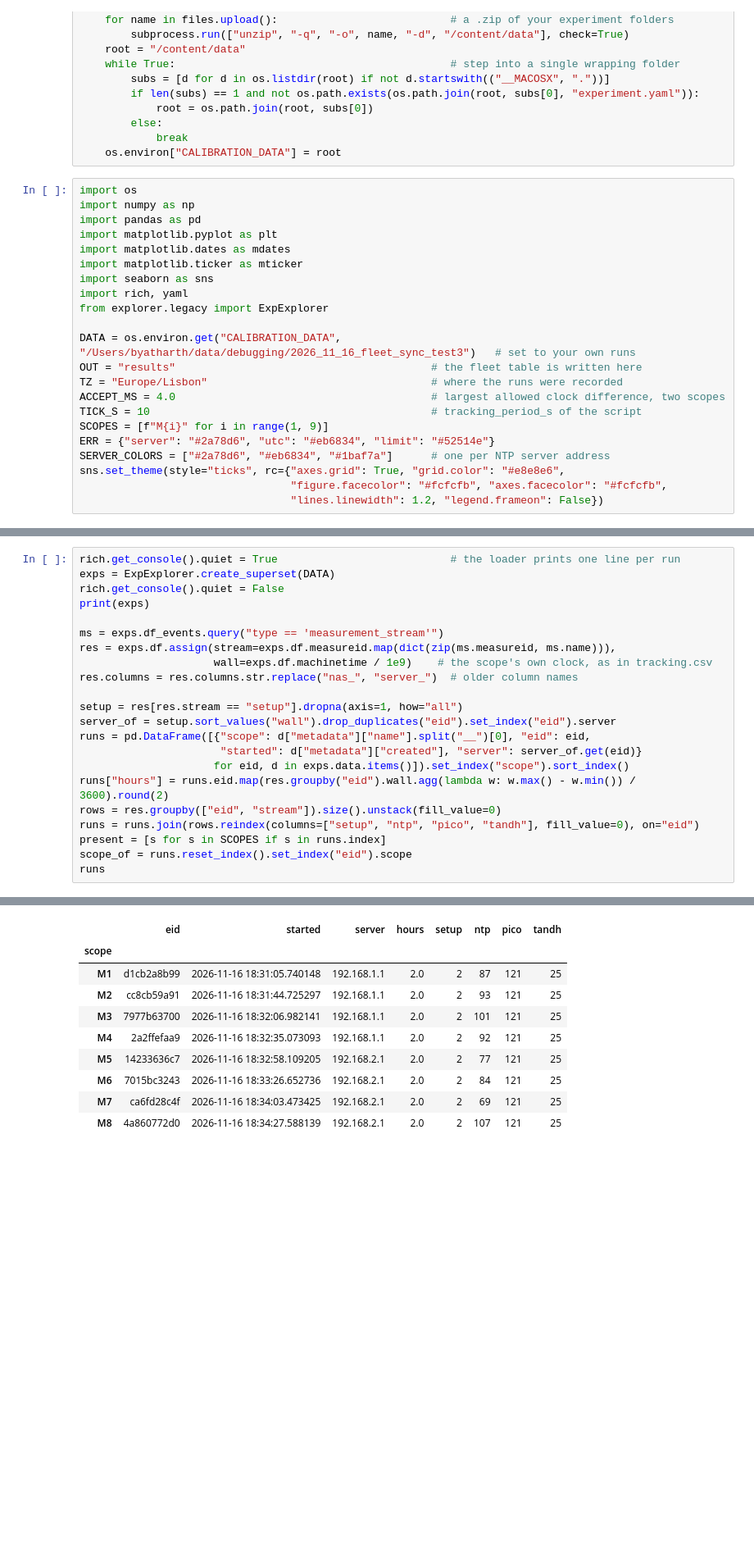
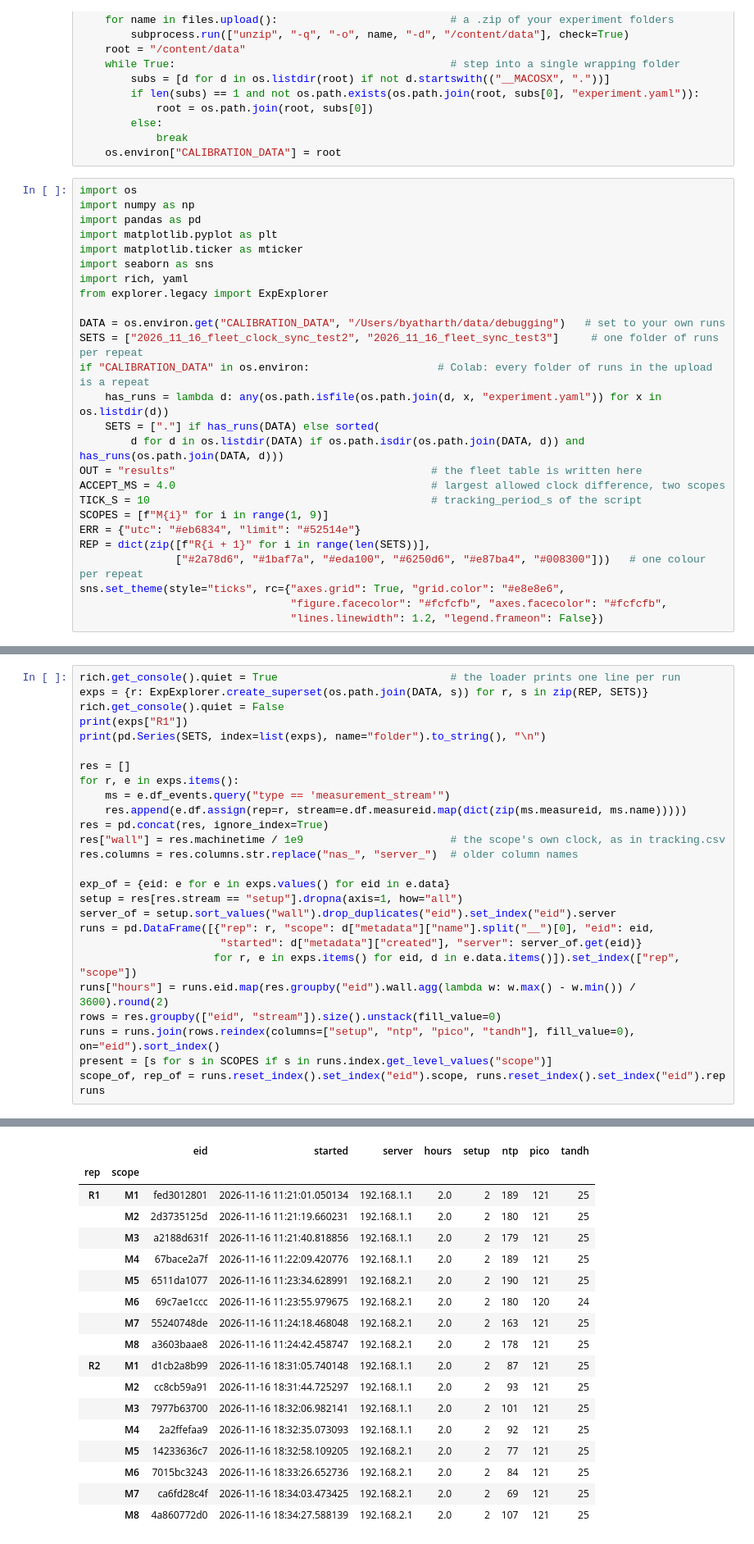
Before and after one commit to Trappy-Scopes/trappyframe, a Jupyter notebook: calibrations/fleet_clock_synchronization.ipynb, the cells around one changed output, grey strips where cells are left out. Shown at 82% size. Drawn from its saved outputs; the diff is of its cells as text; blank space fills up the shorter version.

```diff
--- a/calibrations/fleet_clock_synchronization.ipynb
+++ b/calibrations/fleet_clock_synchronization.ipynb
@@ -56,20 +57,24 @@ import os
 import numpy as np
 import pandas as pd
 import matplotlib.pyplot as plt
-import matplotlib.dates as mdates
 import matplotlib.ticker as mticker
 import seaborn as sns
 import rich, yaml
 from explorer.legacy import ExpExplorer
 
-DATA = os.environ.get("CALIBRATION_DATA", "/Users/byatharth/data/debugging/2026_11_16_fleet_sync_test3")   # set to your own runs
+DATA = os.environ.get("CALIBRATION_DATA", "/Users/byatharth/data/debugging")   # set to your own runs
+SETS = ["2026_11_16_fleet_clock_sync_test2", "2026_11_16_fleet_sync_test3"]     # one folder of runs per repeat
+if "CALIBRATION_DATA" in os.environ:                    # Colab: every folder of runs in the upload is a repeat
+    has_runs = lambda d: any(os.path.isfile(os.path.join(d, x, "experiment.yaml")) for x in os.listdir(d))
+    SETS = ["."] if has_runs(DATA) else sorted(
+        d for d in os.listdir(DATA) if os.path.isdir(os.path.join(DATA, d)) and has_runs(os.path.join(DATA, d)))
 OUT = "results"                                        # the fleet table is written here
-TZ = "Europe/Lisbon"                                   # where the runs were recorded
 ACCEPT_MS = 4.0                                        # largest allowed clock difference, two scopes
 TICK_S = 10                                            # tracking_period_s of the script
 SCOPES = [f"M{i}" for i in range(1, 9)]
-ERR = {"server": "#2a78d6", "utc": "#eb6834", "limit": "#52514e"}
-SERVER_COLORS = ["#2a78d6", "#eb6834", "#1baf7a"]      # one per NTP server address
+ERR = {"utc": "#eb6834", "limit": "#52514e"}
+REP = dict(zip([f"R{i + 1}" for i in range(len(SETS))],
+               ["#2a78d6", "#1baf7a", "#eda100", "#6250d6", "#e87ba4", "#008300"]))   # one colour per repeat
 sns.set_theme(style="ticks", rc={"axes.grid": True, "grid.color": "#e8e8e6",
                                  "figure.facecolor": "#fcfcfb", "axes.facecolor": "#fcfcfb",
                                  "lines.linewidth": 1.2, "legend.frameon": False})
@@ -83,24 +89,29 @@ writes plain numbers only, so nothing is dropped. Each run has four streams in `
 # %%
 rich.get_console().quiet = True                           # the loader prints one line per run
-exps = ExpExplorer.create_superset(DATA)
+exps = {r: ExpExplorer.create_superset(os.path.join(DATA, s)) for r, s in zip(REP, SETS)}
 rich.get_console().quiet = False
-print(exps)
+print(exps["R1"])
+print(pd.Series(SETS, index=list(exps), name="folder").to_string(), "\n")
 
-ms = exps.df_events.query("type == 'measurement_stream'")
-res = exps.df.assign(stream=exps.df.measureid.map(dict(zip(ms.measureid, ms.name))),
-                     wall=exps.df.machinetime / 1e9)    # the scope's own clock, as in tracking.csv
+res = []
+for r, e in exps.items():
+    ms = e.df_events.query("type == 'measurement_stream'")
+    res.append(e.df.assign(rep=r, stream=e.df.measureid.map(dict(zip(ms.measureid, ms.name)))))
+res = pd.concat(res, ignore_index=True)
+res["wall"] = res.machinetime / 1e9                       # the scope's own clock, as in tracking.csv
 res.columns = res.columns.str.replace("nas_", "server_")  # older column names
 
+exp_of = {eid: e for e in exps.values() for eid in e.data}
 setup = res[res.stream == "setup"].dropna(axis=1, how="all")
 server_of = setup.sort_values("wall").drop_duplicates("eid").set_index("eid").server
-runs = pd.DataFrame([{"scope": d["metadata"]["name"].split("__")[0], "eid": eid,
+runs = pd.DataFrame([{"rep": r, "scope": d["metadata"]["name"].split("__")[0], "eid": eid,
                       "started": d["metadata"]["created"], "server": server_of.get(eid)}
-                     for eid, d in exps.data.items()]).set_index("scope").sort_index()
+                     for r, e in exps.items() for eid, d in e.data.items()]).set_index(["rep", "scope"])
 runs["hours"] = runs.eid.map(res.groupby("eid").wall.agg(lambda w: w.max() - w.min()) / 3600).round(2)
 rows = res.groupby(["eid", "stream"]).size().unstack(fill_value=0)
-runs = runs.join(rows.reindex(columns=["setup", "ntp", "pico", "tandh"], fill_value=0), on="eid")
-present = [s for s in SCOPES if s in runs.index]
-scope_of = runs.reset_index().set_index("eid").scope
+runs = runs.join(rows.reindex(columns=["setup", "ntp", "pico", "tandh"], fill_value=0), on="eid").sort_index()
+present = [s for s in SCOPES if s in runs.index.get_level_values("scope")]
+scope_of, rep_of = runs.reset_index().set_index("eid").scope, runs.reset_index().set_index("eid").rep
 runs
 # %% [output]
 <Experiments :: 8  datasets>
@@ -123,12 +134,20 @@ runs
-|  | eid | started | server | hours | setup | ntp | pico | tandh |
-| scope |  |  |  |  |  |  |  |  |
-| M1 | d1cb2a8b99 | 2026-11-16 18:31:05.740148 | 192.168.1.1 | 2.0 | 2 | 87 | 121 | 25 |
-| M2 | cc8cb59a91 | 2026-11-16 18:31:44.725297 | 192.168.1.1 | 2.0 | 2 | 93 | 121 | 25 |
-| M3 | 7977b63700 | 2026-11-16 18:32:06.982141 | 192.168.1.1 | 2.0 | 2 | 101 | 121 | 25 |
-| M4 | 2a2ffefaa9 | 2026-11-16 18:32:35.073093 | 192.168.1.1 | 2.0 | 2 | 92 | 121 | 25 |
-| M5 | 14233636c7 | 2026-11-16 18:32:58.109205 | 192.168.2.1 | 2.0 | 2 | 77 | 121 | 25 |
-| M6 | 7015bc3243 | 2026-11-16 18:33:26.652736 | 192.168.2.1 | 2.0 | 2 | 84 | 121 | 25 |
-| M7 | ca6fd28c4f | 2026-11-16 18:34:03.473425 | 192.168.2.1 | 2.0 | 2 | 69 | 121 | 25 |
-| M8 | 4a860772d0 | 2026-11-16 18:34:27.588139 | 192.168.2.1 | 2.0 | 2 | 107 | 121 | 25 |
+|  |  | eid | started | server | hours | setup | ntp | pico | tandh |
+| rep | scope |  |  |  |  |  |  |  |  |
+| R1 | M1 | fed3012801 | 2026-11-16 11:21:01.050134 | 192.168.1.1 | 2.0 | 2 | 189 | 121 | 25 |
+|  | M2 | 2d3735125d | 2026-11-16 11:21:19.660231 | 192.168.1.1 | 2.0 | 2 | 180 | 121 | 25 |
+|  | M3 | a2188d631f | 2026-11-16 11:21:40.818856 | 192.168.1.1 | 2.0 | 2 | 179 | 121 | 25 |
+|  | M4 | 67bace2a7f | 2026-11-16 11:22:09.420776 | 192.168.1.1 | 2.0 | 2 | 189 | 121 | 25 |
+|  | M5 | 6511da1077 | 2026-11-16 11:23:34.628991 | 192.168.2.1 | 2.0 | 2 | 190 | 121 | 25 |
+|  | M6 | 69c7ae1ccc | 2026-11-16 11:23:55.979675 | 192.168.2.1 | 2.0 | 2 | 180 | 120 | 24 |
+|  | M7 | 55240748de | 2026-11-16 11:24:18.468048 | 192.168.2.1 | 2.0 | 2 | 163 | 121 | 25 |
+|  | M8 | a3603baae8 | 2026-11-16 11:24:42.458747 | 192.168.2.1 | 2.0 | 2 | 178 | 121 | 25 |
+| R2 | M1 | d1cb2a8b99 | 2026-11-16 18:31:05.740148 | 192.168.1.1 | 2.0 | 2 | 87 | 121 | 25 |
+|  | M2 | cc8cb59a91 | 2026-11-16 18:31:44.725297 | 192.168.1.1 | 2.0 | 2 | 93 | 121 | 25 |
+|  | M3 | 7977b63700 | 2026-11-16 18:32:06.982141 | 192.168.1.1 | 2.0 | 2 | 101 | 121 | 25 |
+|  | M4 | 2a2ffefaa9 | 2026-11-16 18:32:35.073093 | 192.168.1.1 | 2.0 | 2 | 92 | 121 | 25 |
+|  | M5 | 14233636c7 | 2026-11-16 18:32:58.109205 | 192.168.2.1 | 2.0 | 2 | 77 | 121 | 25 |
+|  | M6 | 7015bc3243 | 2026-11-16 18:33:26.652736 | 192.168.2.1 | 2.0 | 2 | 84 | 121 | 25 |
+|  | M7 | ca6fd28c4f | 2026-11-16 18:34:03.473425 | 192.168.2.1 | 2.0 | 2 | 69 | 121 | 25 |
+|  | M8 | 4a860772d0 | 2026-11-16 18:34:27.588139 | 192.168.2.1 | 2.0 | 2 | 107 | 121 | 25 |
 # %%
 eid = runs.eid.iloc[0]                                    # one run's folder, as an example
```
Also changed, not shown: parts of 25 cells of this notebook, 1 other file.
